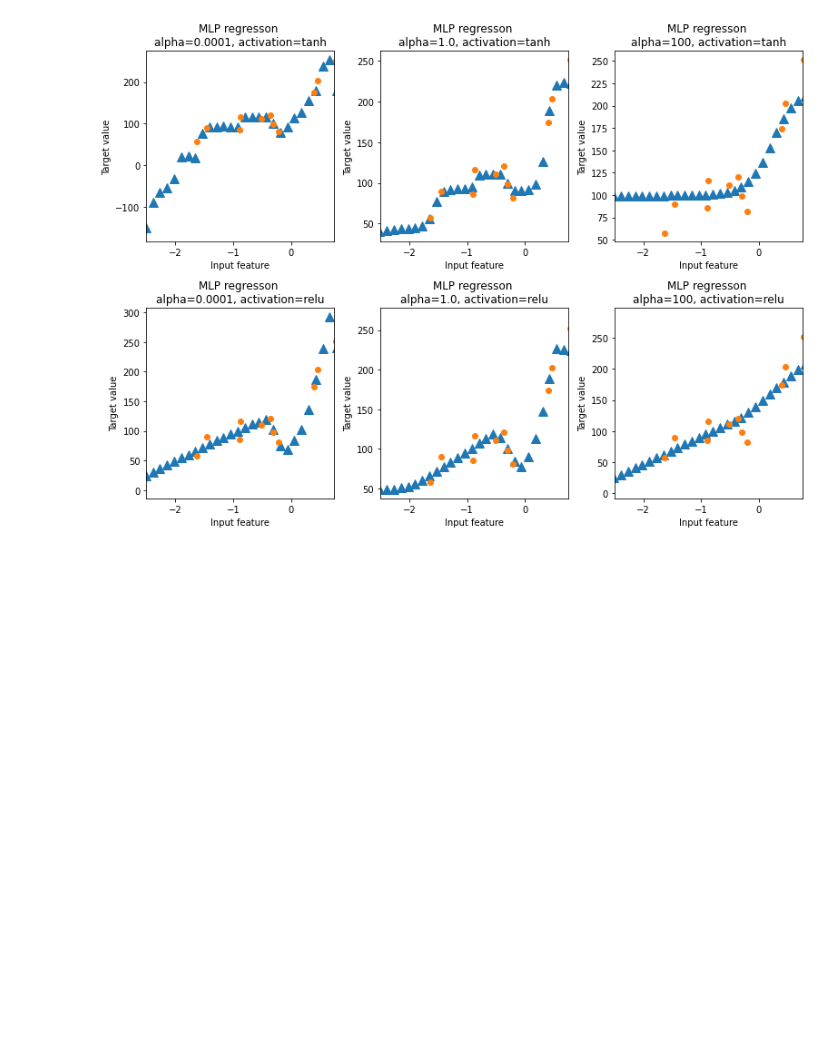
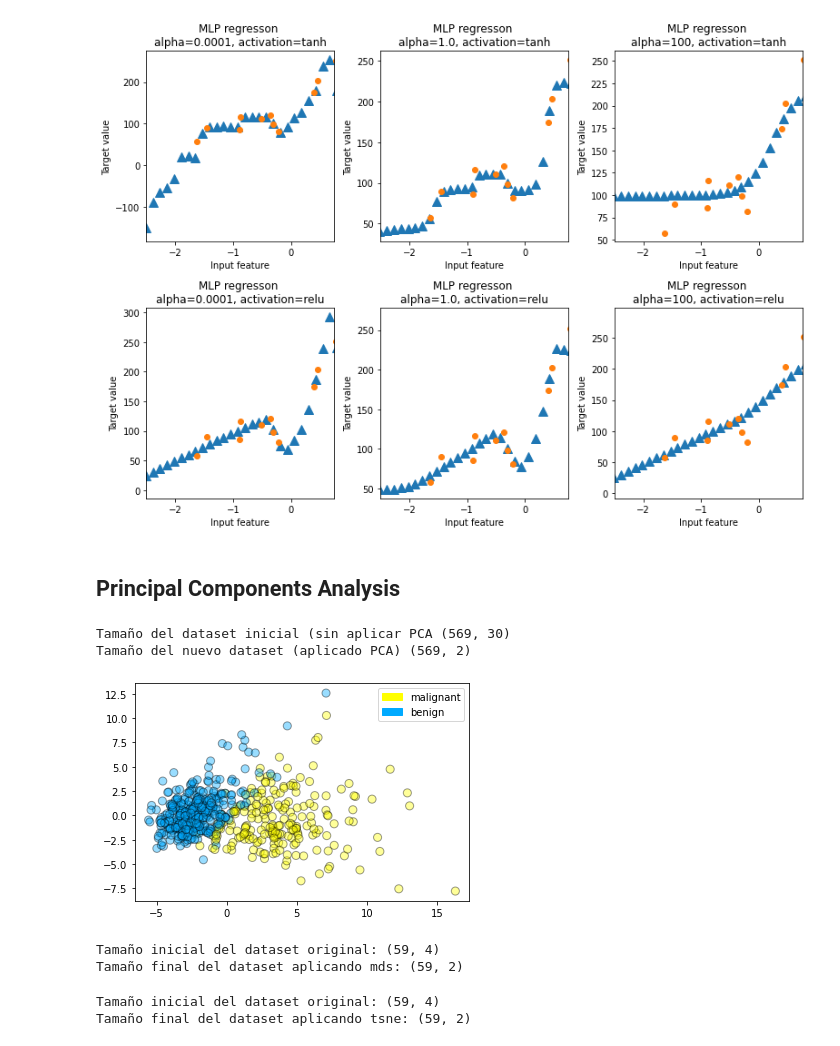
Before and after one commit to EduardoMontero-100/DataScience, a Jupyter notebook: coursera/excercises_ml.ipynb, the cells around one changed output. Cells and saved outputs as stored; diff of their text form; code cells hidden in the pictures; blank space fills up the shorter version.

```diff
--- a/coursera/excercises_ml.ipynb
+++ b/coursera/excercises_ml.ipynb
@@ -1586,3 +1586,33 @@ for thisaxisarrow, thisactiviation in zip(subaxes, ['tanh', 'relu']):
 # activation: controsl nonlinear function used for the activation function  , including 'relu' (default), 'logistic', 'tanh'
 # solver: finds the optimum weights (adam is the default value)
 # check the documentation: https://scikit-learn.org/stable/modules/generated/sklearn.neural_network.MLPClassifier.html
+# %% [markdown]
+## Principal Components Analysis
+# %%
+from sklearn.decomposition import PCA
+from sklearn.preprocessing import StandardScaler
+from sklearn.datasets import load_breast_cancer
+
+cancer = load_breast_cancer()
+(X_cancer, y_cancer) = cancer['data'] , cancer['target']
+
+# standarizamos los feature para que tengan media zero y desviación estandar 1
+scaler = StandardScaler()
+X_cancer_scaled = scaler.fit_transform(X_cancer)
+
+pca = PCA(n_components = 2)
+X_pca = pca.fit_transform(X_cancer_scaled)
+
+# Hay que recordar que los datos tienen que estar normalizados
+print('Tamaño del dataset inicial (sin aplicar PCA', X_cancer_scaled.shape)
+print('Tamaño del nuevo dataset (aplicado PCA)', X_pca.shape)
+# %% [output]
+Tamaño del dataset inicial (sin aplicar PCA (569, 30)
+Tamaño del nuevo dataset (aplicado PCA) (569, 2)
+# %%
+import matplotlib.pyplot as plt
+from adspy_shared_utilities import plot_labelled_scatter
+
+plot_labelled_scatter(X_pca, y_cancer, ['malignant', 'benign'])
+# %% [output]
+[figure, added]
@@ -1588,0 +1629,16 @@ for thisaxisarrow, thisactiviation in zip(subaxes, ['tanh', 'relu']):
+# %%
+scaler = StandardScaler()
+X_fruits_scaled = scaler.fit_transform(X_fruits)
+
+mds = MDS(n_components = 2)
+X_fruits_mds = mds.fit_transform(X_fruits_scaled)
+
+print(f'Tamaño inicial del dataset original: {X_fruits.shape}')
+print(f'Tamaño final del dataset aplicando mds: {X_fruits_mds.shape}')
+
+#plot_labelled_scatter(X_fruits_mds, y_fruits, ['apple', 'mandarin', 'orange', 'lemon'])
+## MDS: ssuele ser más robusto que PCA para datasets más complejos
+## TSNE
+# %% [output]
+Tamaño inicial del dataset original: (59, 4)
+Tamaño final del dataset aplicando mds: (59, 2)
@@ -1588,0 +1649,13 @@ for thisaxisarrow, thisactiviation in zip(subaxes, ['tanh', 'relu']):
+# %%
+scaler = StandardScaler()
+X_fruits_scaled = scaler.fit_transform(X_fruits)
+
+tsne = TSNE(n_components = 2)
+X_fruits_tsne = tsne.fit_transform(X_fruits_scaled)
+
+print(f'Tamaño inicial del dataset original: {X_fruits.shape}')
+print(f'Tamaño final del dataset aplicando tsne: {X_fruits_tsne.shape}')
+# this algorithm is good to find patterns of neighbors
+# %% [output]
+Tamaño inicial del dataset original: (59, 4)
+Tamaño final del dataset aplicando tsne: (59, 2)
```
Also changed, not shown: parts of 7 cells of this notebook.
